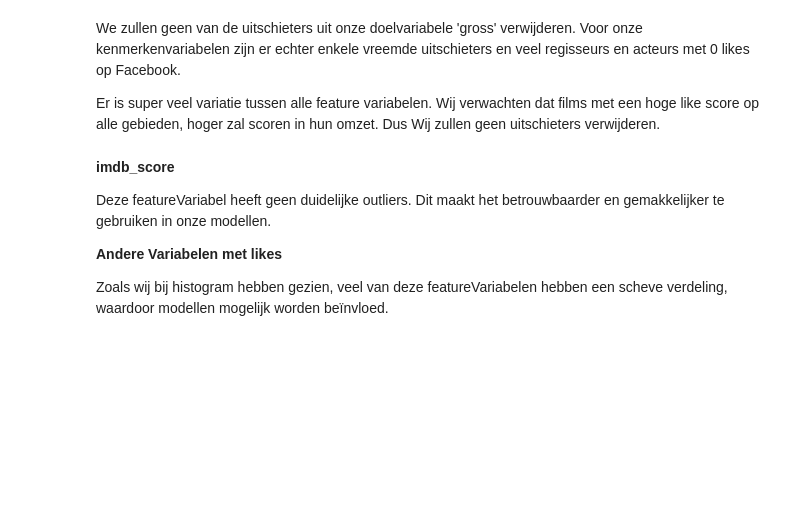
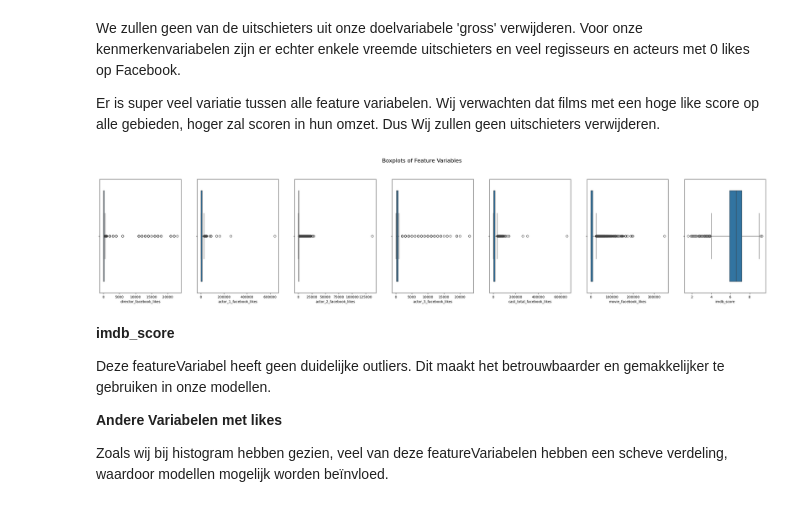
Before and after one commit to Pimdw/CM_CASUS, a Jupyter notebook: main.ipynb, the cells around one changed output. Saved outputs shown, nothing was run; the diff lists cells and outputs as text; code cells hidden in the pictures; blank space fills up the shorter version.

```diff
--- a/main.ipynb
+++ b/main.ipynb
@@ -177,3 +243,7 @@ plot_boxplots(df, featureVariables)
+# %%
+fn.plot_boxplots(df, featureVariables)
+# %% [output]
+[figure, added]
 # %% [markdown]
 **imdb_score**
 
```
Also changed, not shown: parts of 56 cells of this notebook, 2 other files.
